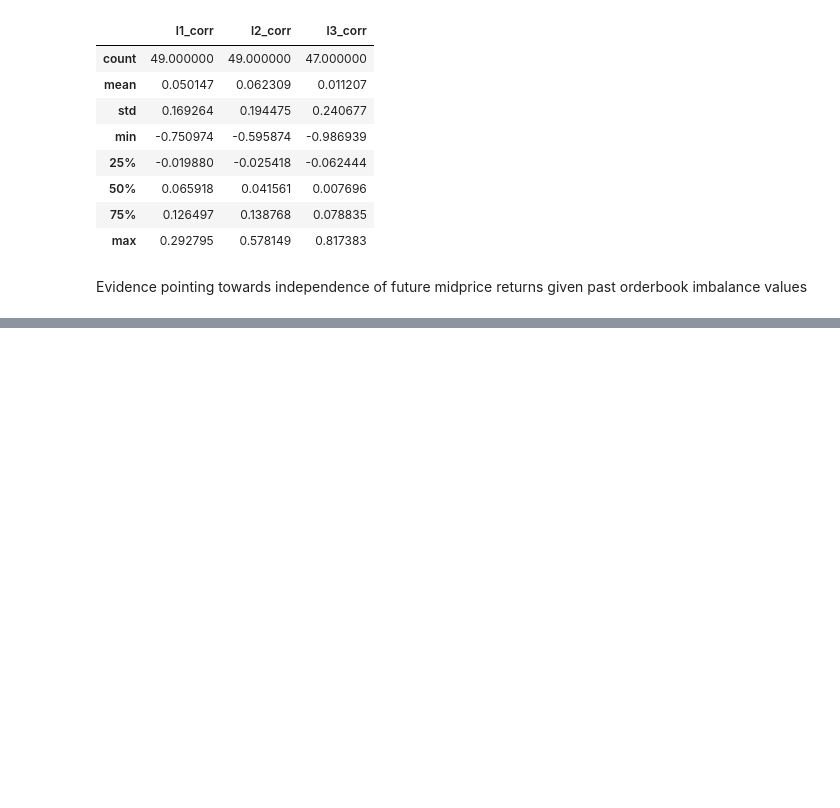
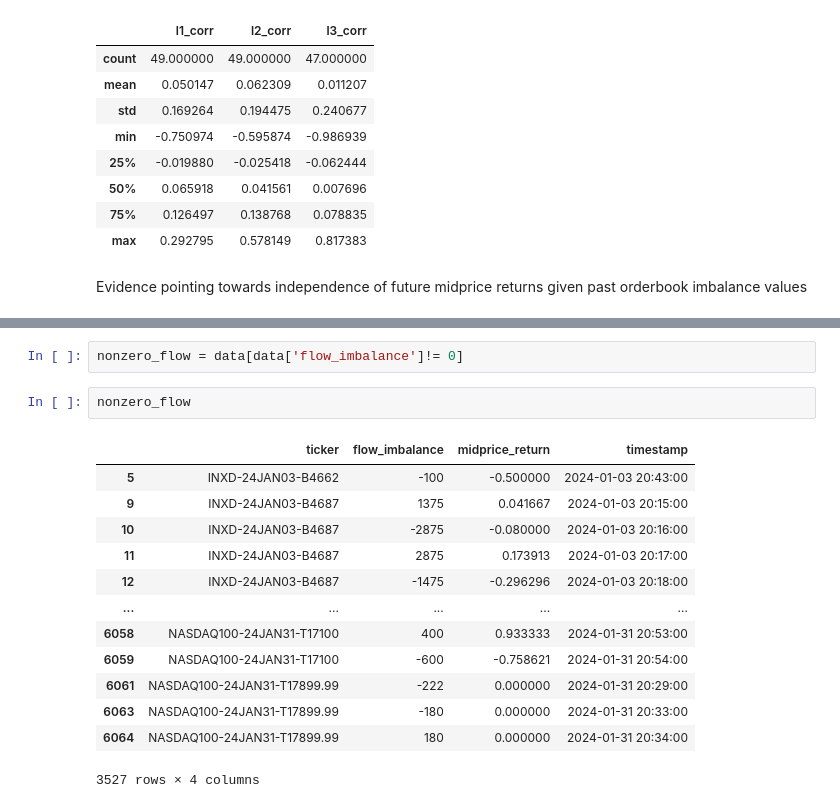
Before and after one commit to ijamil1/kalshi_mm, a Jupyter notebook: exploring_order_book_indicators_predictive_powers.ipynb, the cells around one changed output, grey strips where cells are left out. Drawn from its saved outputs; the diff is of its cells as text; blank space fills up the shorter version.

```diff
--- a/exploring_order_book_indicators_predictive_powers.ipynb
+++ b/exploring_order_book_indicators_predictive_powers.ipynb
@@ -485,0 +677,18 @@ flow imbalance can be used to predict future price movement
+# %%
+nonzero_flow = data[data['flow_imbalance']!= 0]
+# %%
+nonzero_flow
+# %% [output]
+|  | ticker | flow_imbalance | midprice_return | timestamp |
+| 5 | INXD-24JAN03-B4662 | -100 | -0.500000 | 2024-01-03 20:43:00 |
+| 9 | INXD-24JAN03-B4687 | 1375 | 0.041667 | 2024-01-03 20:15:00 |
+| 10 | INXD-24JAN03-B4687 | -2875 | -0.080000 | 2024-01-03 20:16:00 |
+| 11 | INXD-24JAN03-B4687 | 2875 | 0.173913 | 2024-01-03 20:17:00 |
+| 12 | INXD-24JAN03-B4687 | -1475 | -0.296296 | 2024-01-03 20:18:00 |
+| ... | ... | ... | ... | ... |
+| 6058 | NASDAQ100-24JAN31-T17100 | 400 | 0.933333 | 2024-01-31 20:53:00 |
+| 6059 | NASDAQ100-24JAN31-T17100 | -600 | -0.758621 | 2024-01-31 20:54:00 |
+| 6061 | NASDAQ100-24JAN31-T17899.99 | -222 | 0.000000 | 2024-01-31 20:29:00 |
+| 6063 | NASDAQ100-24JAN31-T17899.99 | -180 | 0.000000 | 2024-01-31 20:33:00 |
+| 6064 | NASDAQ100-24JAN31-T17899.99 | 180 | 0.000000 | 2024-01-31 20:34:00 |
+3527 rows × 4 columns
```
Also changed, not shown: parts of 6 cells of this notebook.
